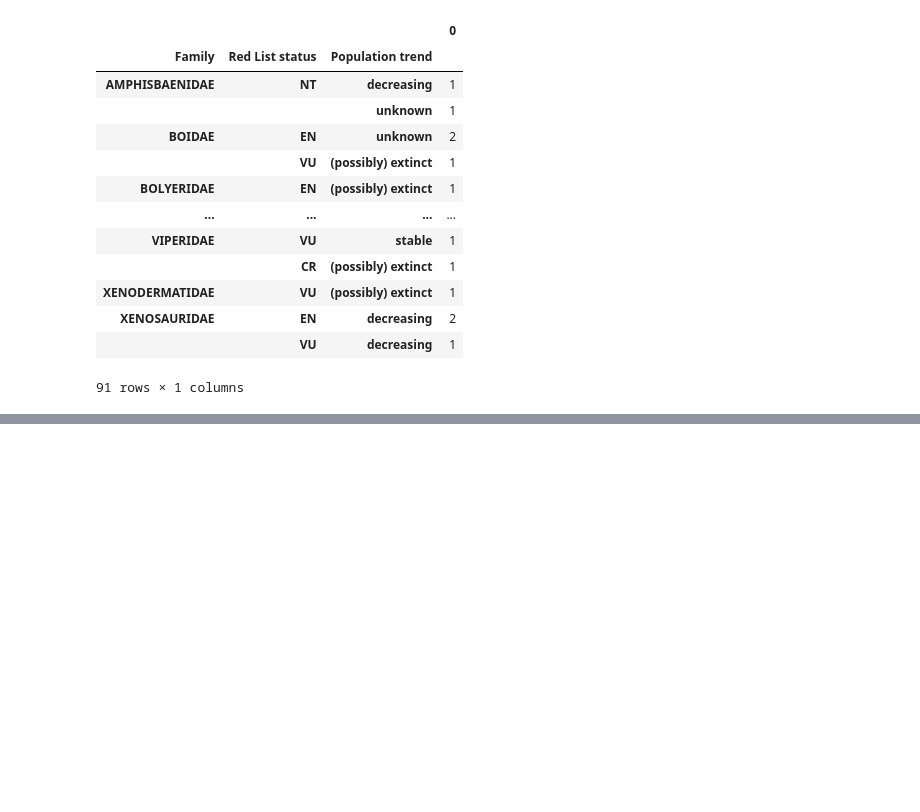
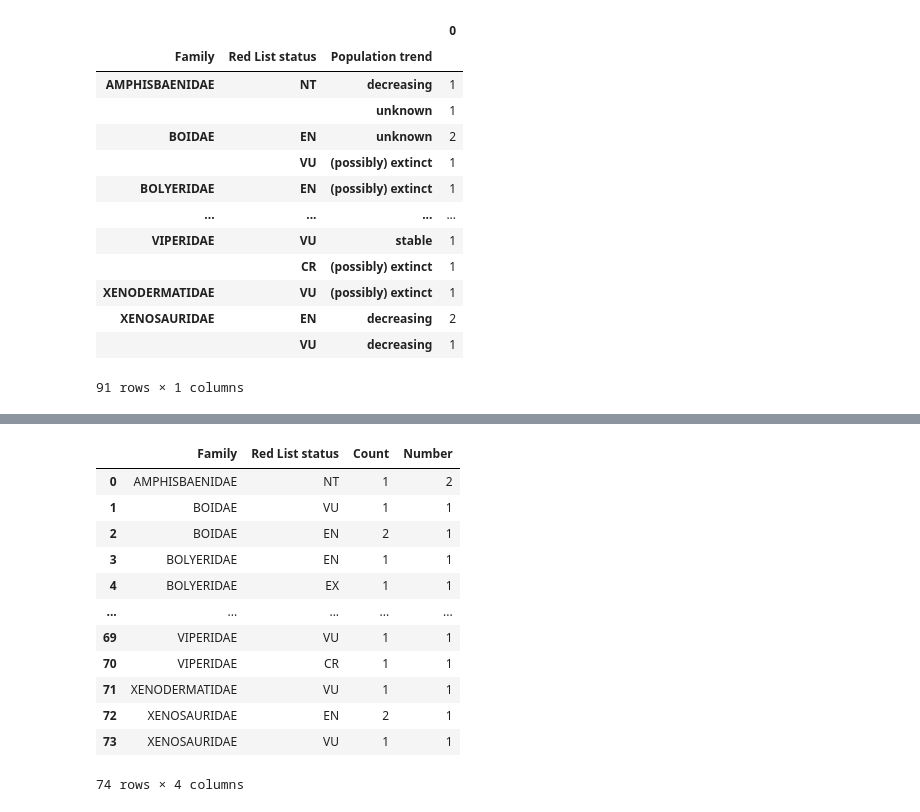
Before and after one commit to AlexaS17/snake_conservation_status, a Jupyter notebook: Data_Exploration.ipynb, the cells around one changed output, grey strips where cells are left out. Drawn from its saved outputs; the diff is of its cells as text; code cells hidden in the pictures; blank space fills up the shorter version.

```diff
--- a/Data_Exploration.ipynb
+++ b/Data_Exploration.ipynb
@@ -202,0 +211,3 @@ status
+# %%
+status_alone = status.drop(columns='Population trend')
+status_alone
@@ -202,0 +228,3 @@ status
+# %%
+iucn = status_alone.groupby(['Family']).value_counts().to_frame()
+iucn
@@ -202,0 +246,18 @@ status
+# %%
+iucn.reset_index(inplace=True)
+# %%
+iucn
+# %% [output]
+|  | Family | Red List status | Count | Number |
+| 0 | AMPHISBAENIDAE | NT | 1 | 2 |
+| 1 | BOIDAE | VU | 1 | 1 |
+| 2 | BOIDAE | EN | 2 | 1 |
+| 3 | BOLYERIDAE | EN | 1 | 1 |
+| 4 | BOLYERIDAE | EX | 1 | 1 |
+| ... | ... | ... | ... | ... |
+| 69 | VIPERIDAE | VU | 1 | 1 |
+| 70 | VIPERIDAE | CR | 1 | 1 |
+| 71 | XENODERMATIDAE | VU | 1 | 1 |
+| 72 | XENOSAURIDAE | EN | 2 | 1 |
+| 73 | XENOSAURIDAE | VU | 1 | 1 |
+74 rows × 4 columns
```
Also changed, not shown: parts of 15 cells of this notebook.
